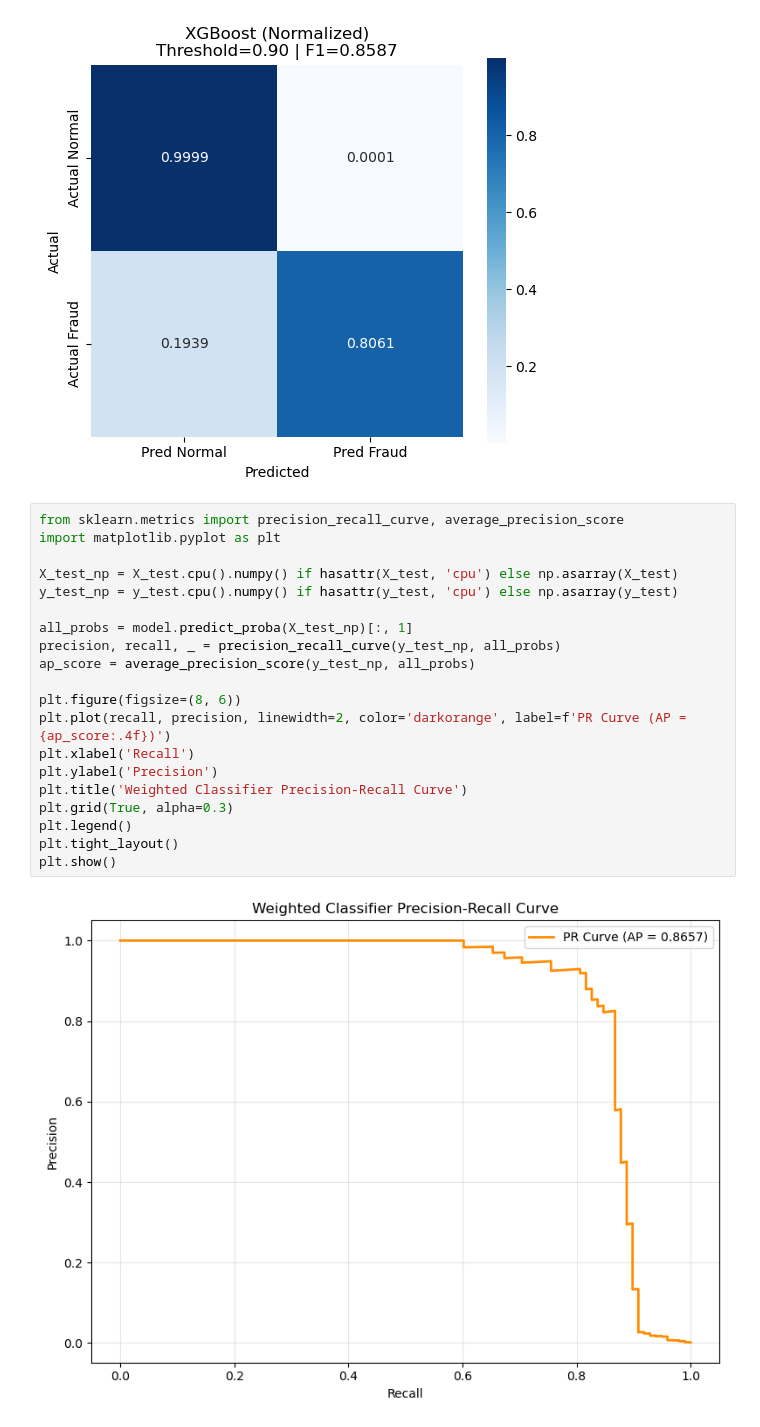
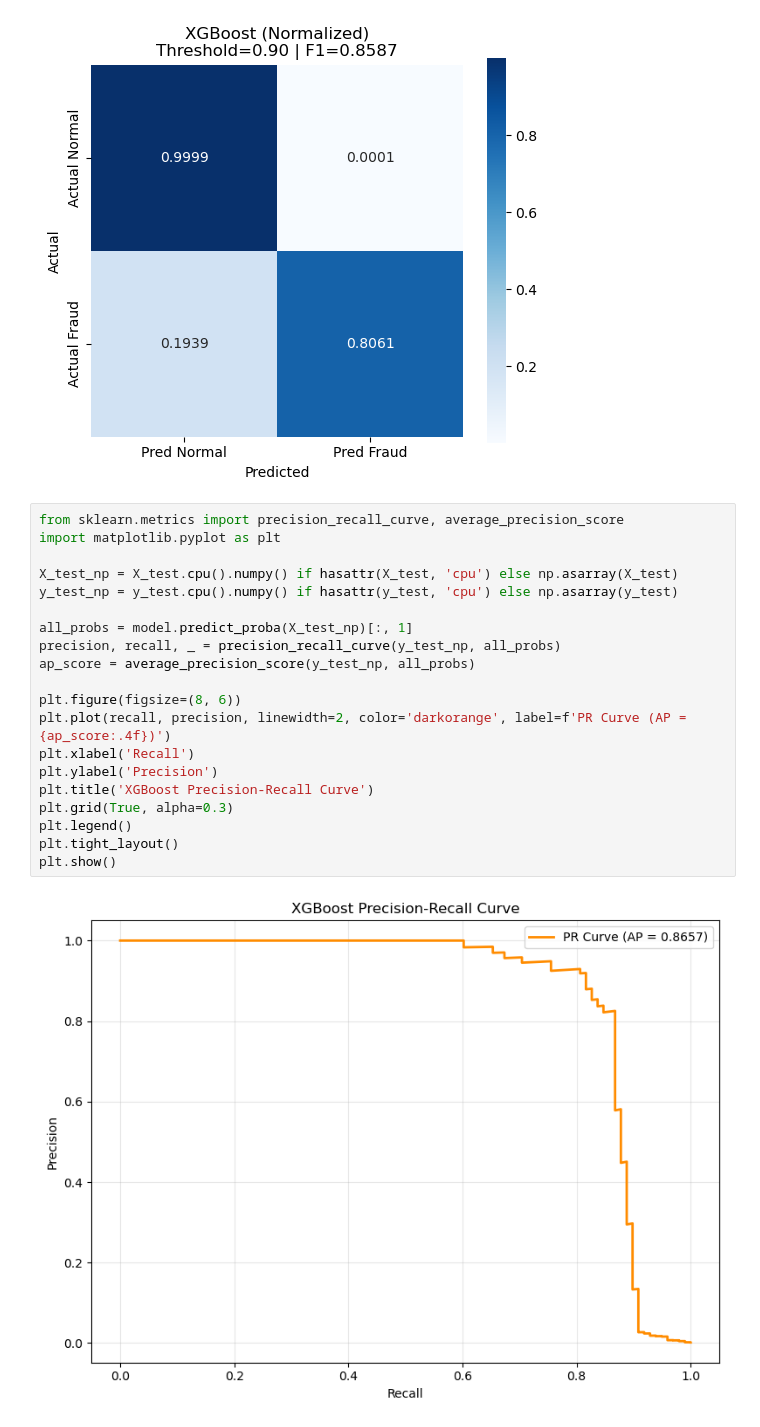
Before and after one commit to xenaria/credit-card-fraud-detection, a Jupyter notebook: SOTA_XGboost.ipynb, the cells around one changed output. Saved outputs shown, nothing was run; the diff lists cells and outputs as text.

Commit message:
Updated precision-recall curve

```diff
--- a/SOTA_XGboost.ipynb
+++ b/SOTA_XGboost.ipynb
@@ -297,25 +297,25 @@ plt.show()
 # %%
 from sklearn.metrics import precision_recall_curve, average_precision_score
 import matplotlib.pyplot as plt
 
 X_test_np = X_test.cpu().numpy() if hasattr(X_test, 'cpu') else np.asarray(X_test)
 y_test_np = y_test.cpu().numpy() if hasattr(y_test, 'cpu') else np.asarray(y_test)
 
 all_probs = model.predict_proba(X_test_np)[:, 1]
 precision, recall, _ = precision_recall_curve(y_test_np, all_probs)
 ap_score = average_precision_score(y_test_np, all_probs)
 
 plt.figure(figsize=(8, 6))
 plt.plot(recall, precision, linewidth=2, color='darkorange', label=f'PR Curve (AP = {ap_score:.4f})')
 plt.xlabel('Recall')
 plt.ylabel('Precision')
-plt.title('Weighted Classifier Precision-Recall Curve')
+plt.title('XGBoost Precision-Recall Curve')
 plt.grid(True, alpha=0.3)
 plt.legend()
 plt.tight_layout()
 plt.show()
 # %% [output]
-[figure, old version]
+[figure, new version]
 # %% [markdown]
 # Analysis of results
 _(Comparison: XGBoost Model vs Weighted Classifier)_
```
Also changed, not shown: 2 other files.
